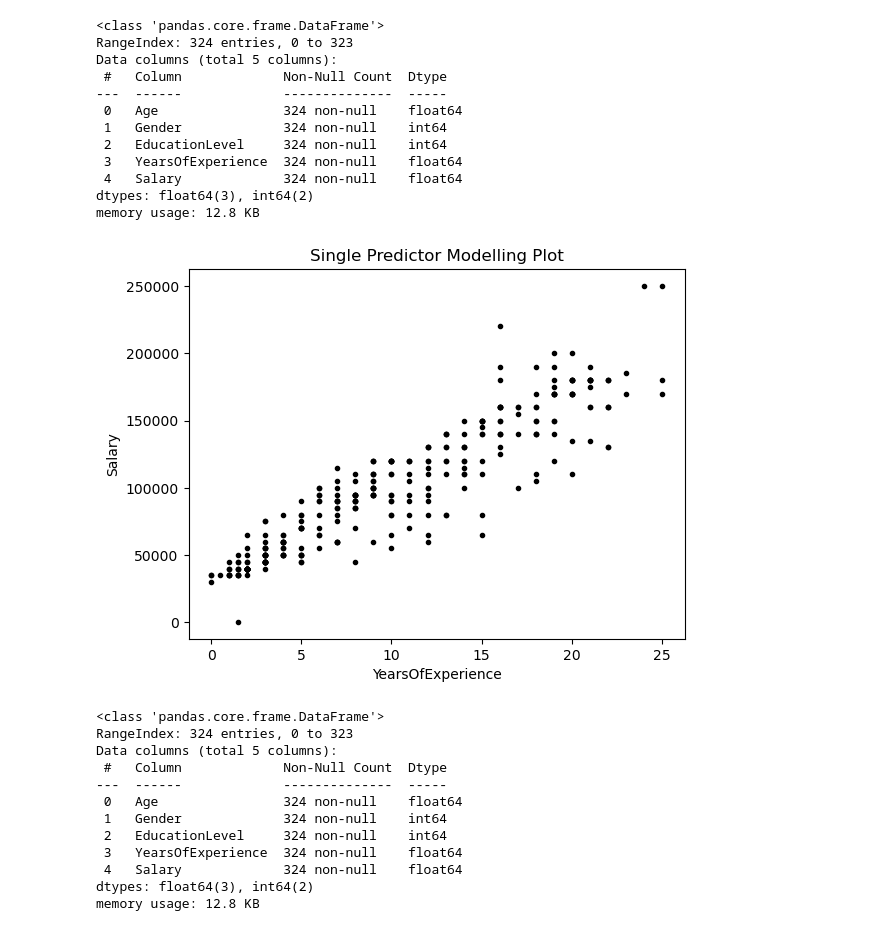
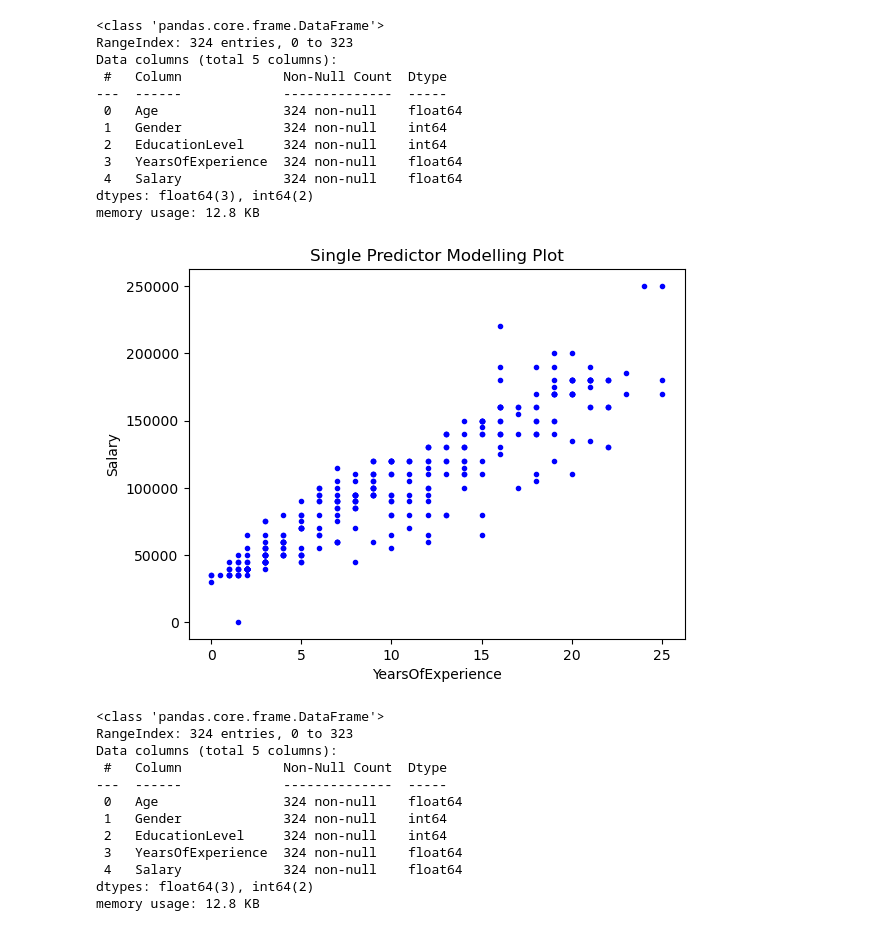
Before and after one commit to DharmayudaFebrianto/Project_DataScience-Pacmann-Academy, a Jupyter notebook: Final Project Statistics For Business/[Batch 14] Project Statistics For Business_Pacmann Academy.ipynb, the cells around one changed output. Drawn from its saved outputs; the diff is of its cells as text; code cells hidden in the pictures.

```diff
--- a/Final Project Statistics For Business/[Batch 14] Project Statistics For Business_Pacmann Academy.ipynb
+++ b/Final Project Statistics For Business/[Batch 14] Project Statistics For Business_Pacmann Academy.ipynb
@@ -455,14 +455,14 @@ memory usage: 12.8 KB
 # %%
 # Single Predictor Modelling
 x = salary["YearsOfExperience"]
 y = salary["Salary"]
-plt.scatter(x, y, color = "k", marker=".")
+plt.scatter(x, y, color = "blue", marker=".")
 plt.xlabel("YearsOfExperience")
 plt.ylabel("Salary")
 plt.title("Single Predictor Modelling Plot")
 plt.show()
 # %% [output]
-[figure, old version]
+[figure, new version]
 # %%
 salary.info()
 # %% [output]
```
Also changed, not shown: parts of 6 cells of this notebook.
